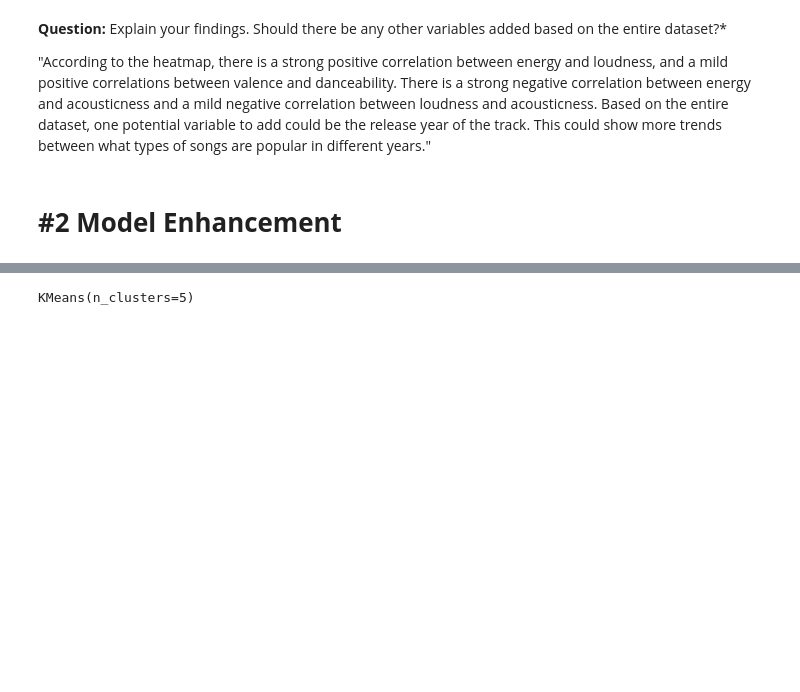
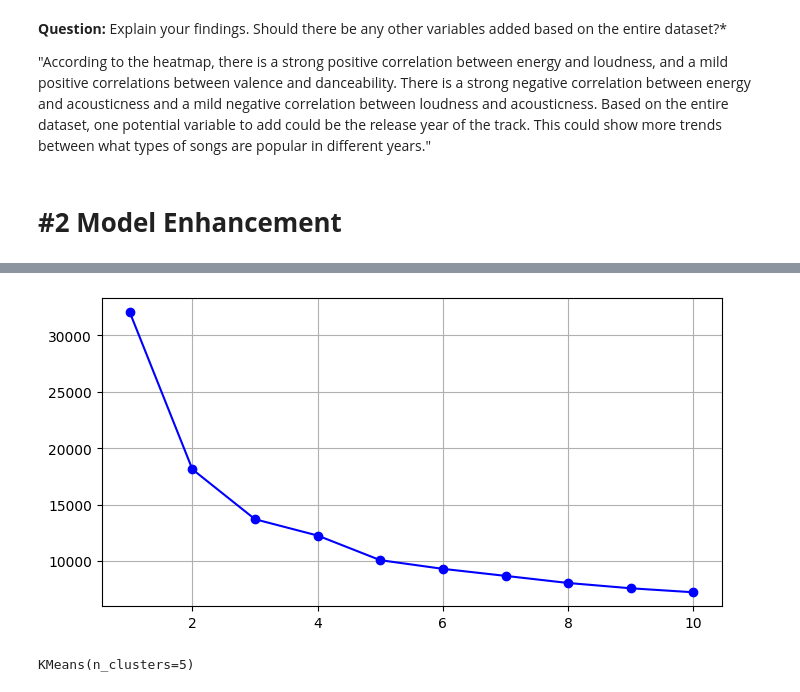
Before and after one commit to Priyanka-Keshavan/Team6_1.4_Spotify_Capstone, a Jupyter notebook: Spotify.ipynb, the cells around one changed output, grey strips where cells are left out. Saved outputs shown, nothing was run; the diff lists cells and outputs as text; code cells hidden in the pictures; blank space fills up the shorter version.

```diff
--- a/Spotify.ipynb
+++ b/Spotify.ipynb
@@ -140,3 +186,17 @@ tracks = tracks.fillna(tracks.mean(numeric_only=True))
+# %%
+sse = []
+k_range = range(1, 11)
+for k in k_range:
+  km = KMeans(n_clusters=k, random_state = 42)
+  km.fit(tracks)
+  sse.append(km.inertia_)
+
+plt.figure(figsize=(8,4))
+plt.plot(k_range, sse, 'bo-')
+plt.grid(True)
+plt.show()
+# %% [output]
+[figure, added]
 # %%
 kmeans = KMeans(n_clusters = 5)
 # %%
```
Also changed, not shown: parts of 4 cells of this notebook.
